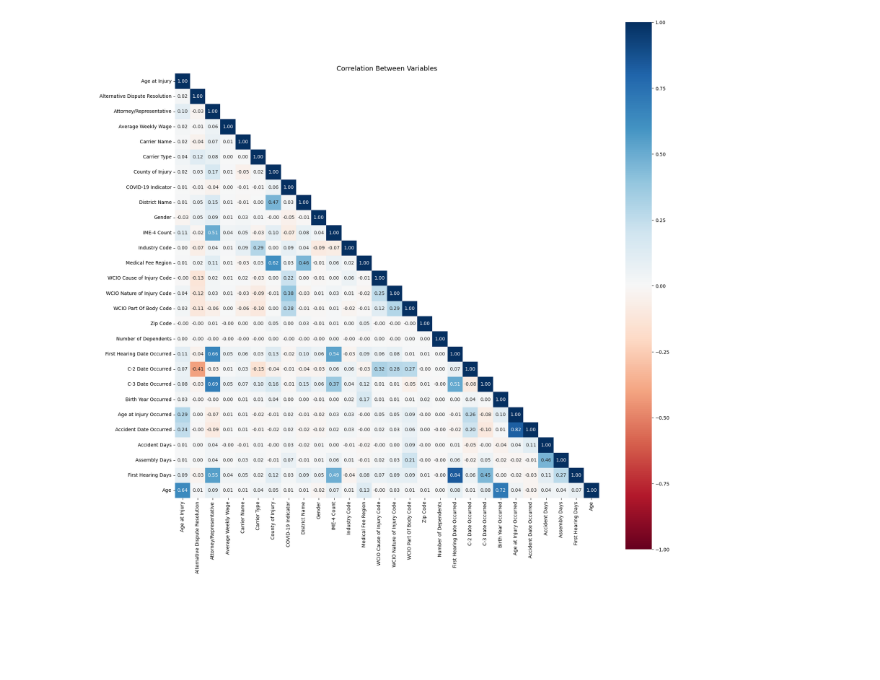
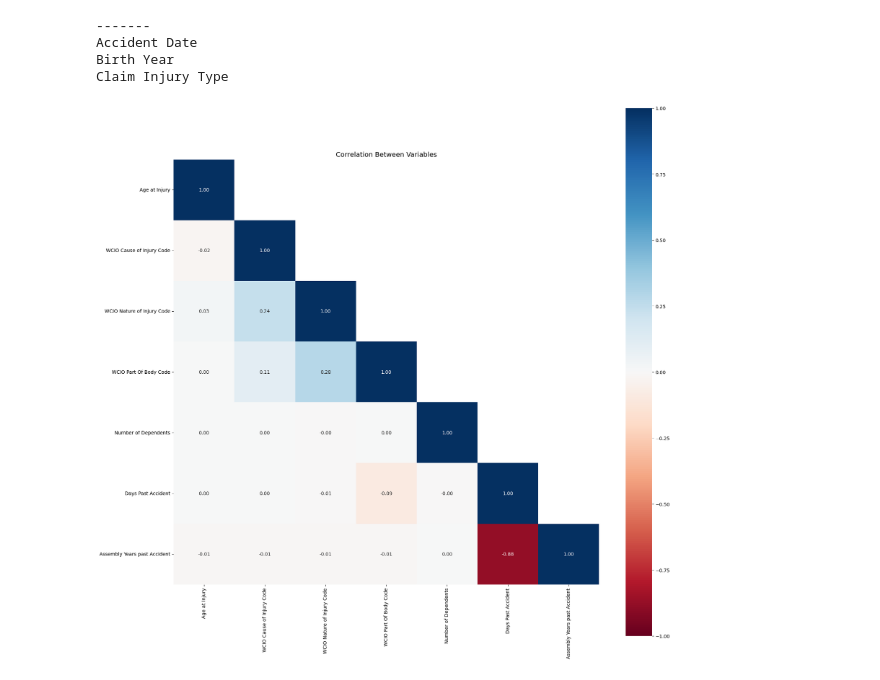
Before and after one commit to killerkiemklan/To-Grant-or-not_ML, a Jupyter notebook: 02_Model_Training.ipynb, the cells around one changed output. Cells and saved outputs as stored; diff of their text form; code cells hidden in the pictures; blank space fills up the shorter version.

```diff
--- a/02_Model_Training.ipynb
+++ b/02_Model_Training.ipynb
@@ -59,19 +46,66 @@ train_df.describe().T
+# %%
+numerical_features = [
+    "Age at Injury",
+    #"IME-4 Count",
+    "WCIO Cause of Injury Code",
+    "WCIO Nature of Injury Code",
+    "WCIO Part Of Body Code",
+    "Number of Dependents",
+    #"Accident Days",
+    #"Assembly Days",
+    #"Age"
+    "Days Past Accident",
+    "Assembly Years past Accident"
+]
+
+categorical_features = [
+    'Carrier Name',
+     'Carrier Type',
+     'County of Injury',
+     'District Name',
+     'Gender',
+     'Medical Fee Region',
+     "Zip Code"]
+
+binary_features = ['Alternative Dispute Resolution',
+     'Attorney/Representative',
+     'COVID-19 Indicator',
+     'First Hearing Date Occurred',
+     'C-2 Date Occurred',
+     'C-3 Date Occurred']
+# %%
+for col in numerical_features+categorical_features+binary_features:
+    if col not in train_df.columns:
+        print(col)
+print("-------")
+for col in train_df.columns:
+    if col not in numerical_features+categorical_features+binary_features:
+        print(col)
+# %% [output]
+-------
+Accident Date
+Birth Year
+Claim Injury Type
+# %%
+train_df = train_df.drop(["Accident Date", "Birth Year"],axis=1)
 # %%
 X = train_df.drop(["Claim Injury Type"], axis = 1)
 y = train_df["Claim Injury Type"]
+# %%
+X_train_90, X_test, y_train_90, y_test = train_test_split(X,y, test_size = 0.1, random_state = 69, stratify = y, shuffle = True)
 # %%
 # initial correlation matrix with the respective values
-corr_matrix = X.corr()
+corr_matrix = X_train_90[numerical_features].corr()
 
 mask = np.tri(*corr_matrix.shape, k=0, dtype=bool)
 # Keeps values where mask is True
 corr_matrix = corr_matrix.where(mask)
 
 # defines the figure size
 fig, ax = plt.subplots(figsize=(20, 20))
 # heatmap of the initial correlation matrix
 l = sns.heatmap(corr_matrix, square=True, annot=True, fmt=".2f", vmax=1, vmin=-1, cmap='RdBu', ax=ax)
 plt.title('Correlation Between Variables', size=14)
 plt.show()
 # %% [output]
-[figure, old version]
+[figure, new version]
```
Also changed, not shown: parts of 52 cells of this notebook, 6 other files.
